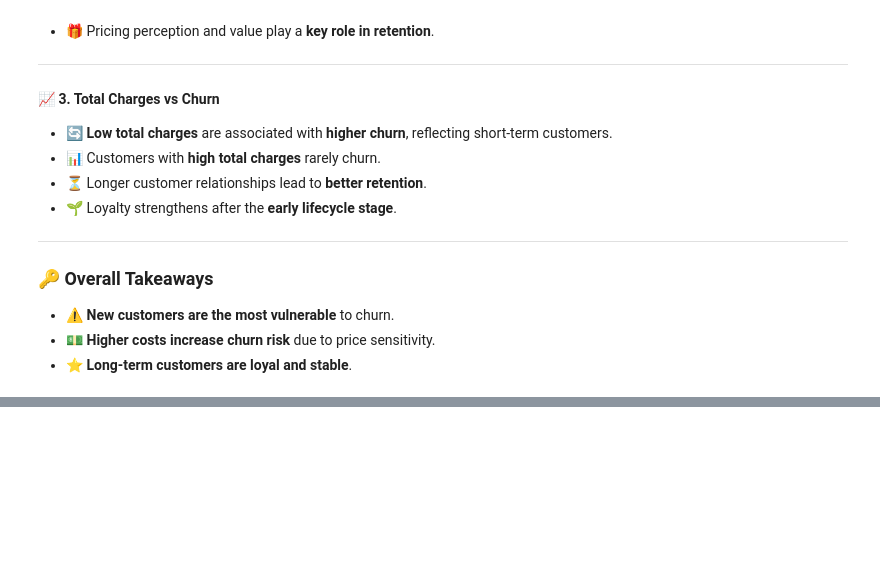
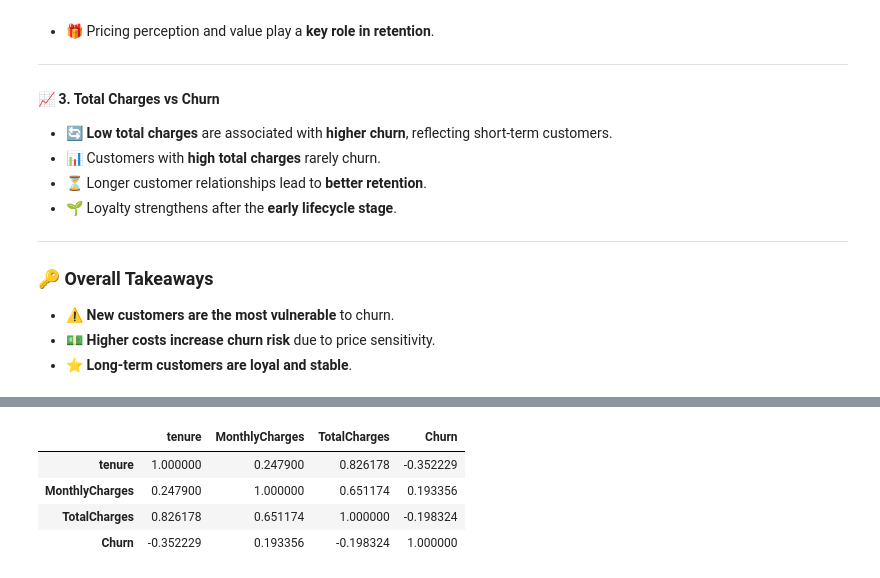
Before and after one commit to Ashna-kerol01/EDA-Project-, a Jupyter notebook: EDAfile1.ipynb, the cells around one changed output, grey strips where cells are left out. Saved outputs shown, nothing was run; the diff lists cells and outputs as text; code cells hidden in the pictures; blank space fills up the shorter version.

```diff
--- a/EDAfile1.ipynb
+++ b/EDAfile1.ipynb
@@ -327,0 +350,10 @@ for i in X:
+# %%
+#heatmap ----> shows correaltion
+corr_data = df.corr(numeric_only = True)
+corr_data
+# %% [output]
+|  | tenure | MonthlyCharges | TotalCharges | Churn |
+| tenure | 1.000000 | 0.247900 | 0.826178 | -0.352229 |
+| MonthlyCharges | 0.247900 | 1.000000 | 0.651174 | 0.193356 |
+| TotalCharges | 0.826178 | 0.651174 | 1.000000 | -0.198324 |
+| Churn | -0.352229 | 0.193356 | -0.198324 | 1.000000 |
```
Also changed, not shown: parts of 4 cells of this notebook.
